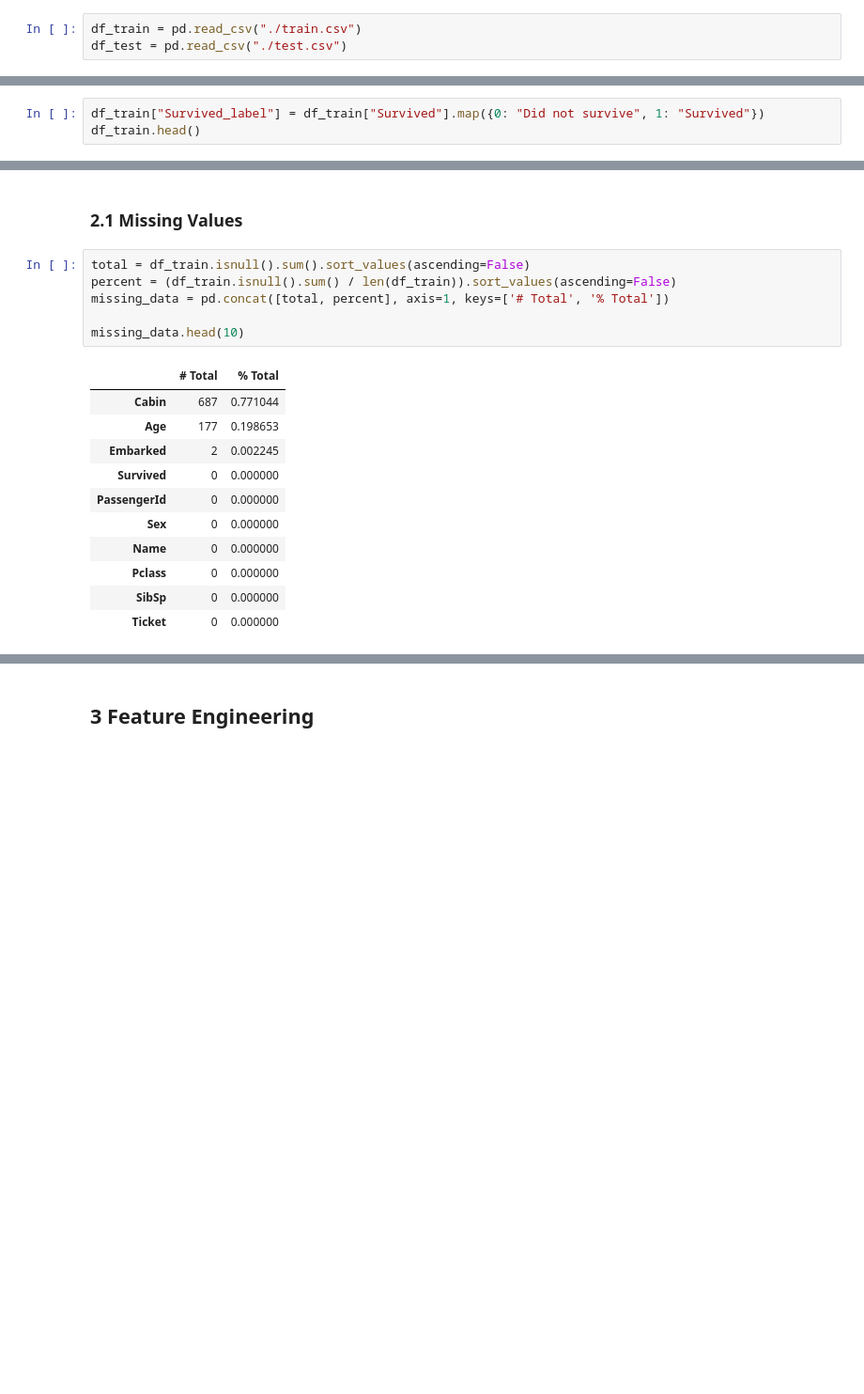
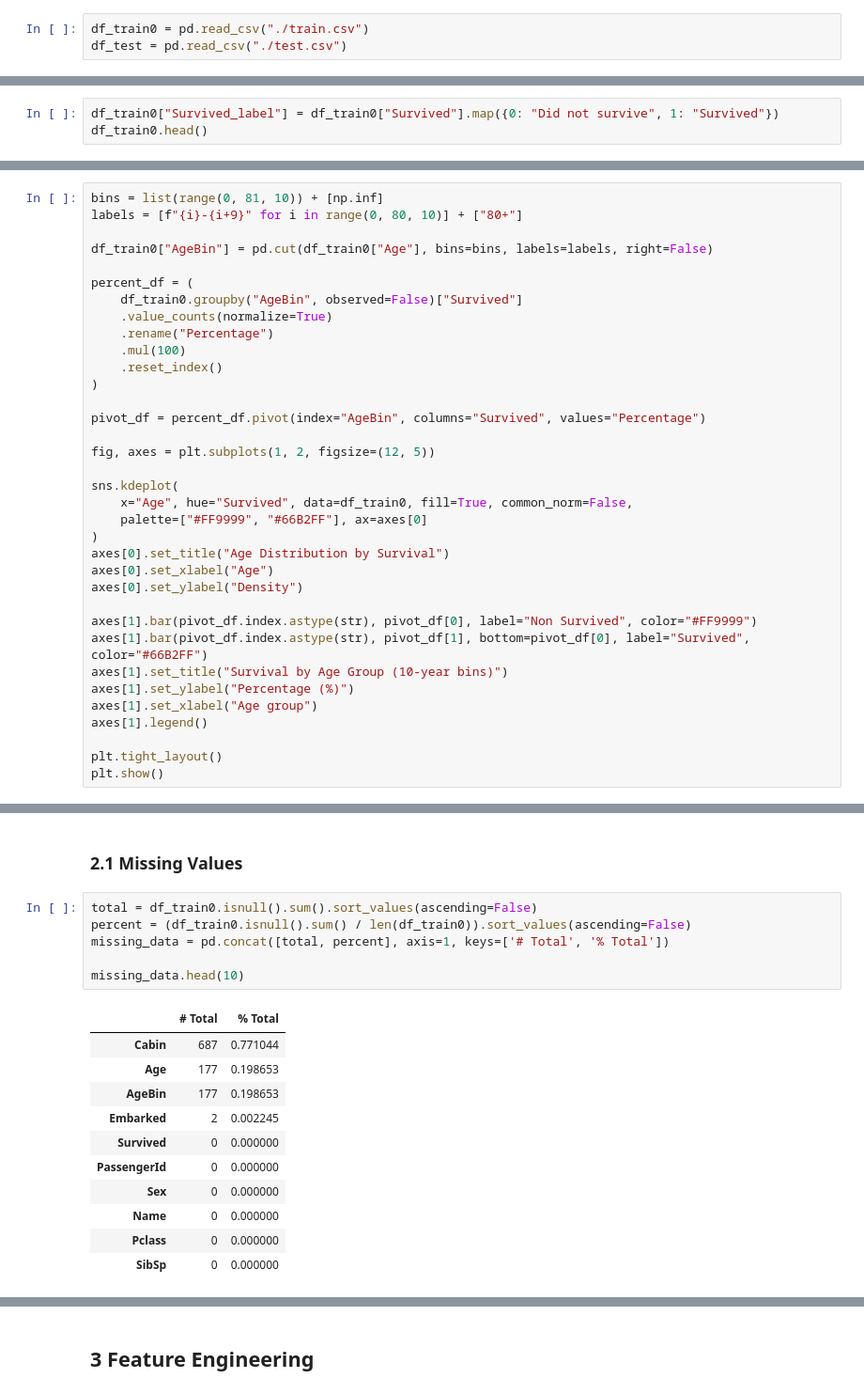
Before and after one commit to fede-giorgi/Transformer_is_All_You_Need, a Jupyter notebook: project.ipynb, the cells around one changed output, grey strips where cells are left out. Shown at 94% size. Saved outputs shown, nothing was run; the diff lists cells and outputs as text; blank space fills up the shorter version.

```diff
--- a/project.ipynb
+++ b/project.ipynb
@@ -55,13 +55,13 @@ from sklearn.calibration import calibration_curve
 from sklearn.impute import SimpleImputer
 from sklearn.naive_bayes import GaussianNB
 # %%
-df_train = pd.read_csv("./train.csv")
+df_train0 = pd.read_csv("./train.csv")
 df_test = pd.read_csv("./test.csv")
 # %% [markdown]
 ## 1 Exploratory data analysis and visualization
 # %%
-df_train["Survived_label"] = df_train["Survived"].map({0: "Did not survive", 1: "Survived"})
-df_train.head()
+df_train0["Survived_label"] = df_train0["Survived"].map({0: "Did not survive", 1: "Survived"})
+df_train0.head()
 # %% [output]
 |  | PassengerId | Survived | Pclass | Name | Sex | Age | SibSp | Parch | Ticket | Fare | ... |
 | 0 | 1 | 0 | 3 | Braund, Mr. Owen Harris | male | 22.0 | 1 | 0 | A/5 21171 | 7.2500 | ... |
@@ -278,0 +297,35 @@ plt.show()
+# %%
+bins = list(range(0, 81, 10)) + [np.inf]
+labels = [f"{i}-{i+9}" for i in range(0, 80, 10)] + ["80+"]
+
+df_train0["AgeBin"] = pd.cut(df_train0["Age"], bins=bins, labels=labels, right=False)
+
+percent_df = (
+    df_train0.groupby("AgeBin", observed=False)["Survived"]
+    .value_counts(normalize=True)
+    .rename("Percentage")
+    .mul(100)
+    .reset_index()
+)
+
+pivot_df = percent_df.pivot(index="AgeBin", columns="Survived", values="Percentage")
+
+fig, axes = plt.subplots(1, 2, figsize=(12, 5))
+
+sns.kdeplot(
+    x="Age", hue="Survived", data=df_train0, fill=True, common_norm=False,
+    palette=["#FF9999", "#66B2FF"], ax=axes[0]
+)
+axes[0].set_title("Age Distribution by Survival")
+axes[0].set_xlabel("Age")
+axes[0].set_ylabel("Density")
+
+axes[1].bar(pivot_df.index.astype(str), pivot_df[0], label="Non Survived", color="#FF9999")
+axes[1].bar(pivot_df.index.astype(str), pivot_df[1], bottom=pivot_df[0], label="Survived", color="#66B2FF")
+axes[1].set_title("Survival by Age Group (10-year bins)")
+axes[1].set_ylabel("Percentage (%)")
+axes[1].set_xlabel("Age group")
+axes[1].legend()
+
+plt.tight_layout()
+plt.show()
@@ -397,15 +531,16 @@ plt.show()
 # %% [markdown]
 ### 2.1 Missing Values
 # %%
-total = df_train.isnull().sum().sort_values(ascending=False)
-percent = (df_train.isnull().sum() / len(df_train)).sort_values(ascending=False)
+total = df_train0.isnull().sum().sort_values(ascending=False)
+percent = (df_train0.isnull().sum() / len(df_train0)).sort_values(ascending=False)
 missing_data = pd.concat([total, percent], axis=1, keys=['# Total', '% Total'])
 
 missing_data.head(10)
 # %% [output]
 |  | # Total | % Total |
 | Cabin | 687 | 0.771044 |
 | Age | 177 | 0.198653 |
+| AgeBin | 177 | 0.198653 |
 | Embarked | 2 | 0.002245 |
 | Survived | 0 | 0.000000 |
 | PassengerId | 0 | 0.000000 |
@@ -413,4 +548,3 @@ missing_data.head(10)
 | Name | 0 | 0.000000 |
 | Pclass | 0 | 0.000000 |
 | SibSp | 0 | 0.000000 |
-| Ticket | 0 | 0.000000 |
```
Also changed, not shown: parts of 69 cells of this notebook.
